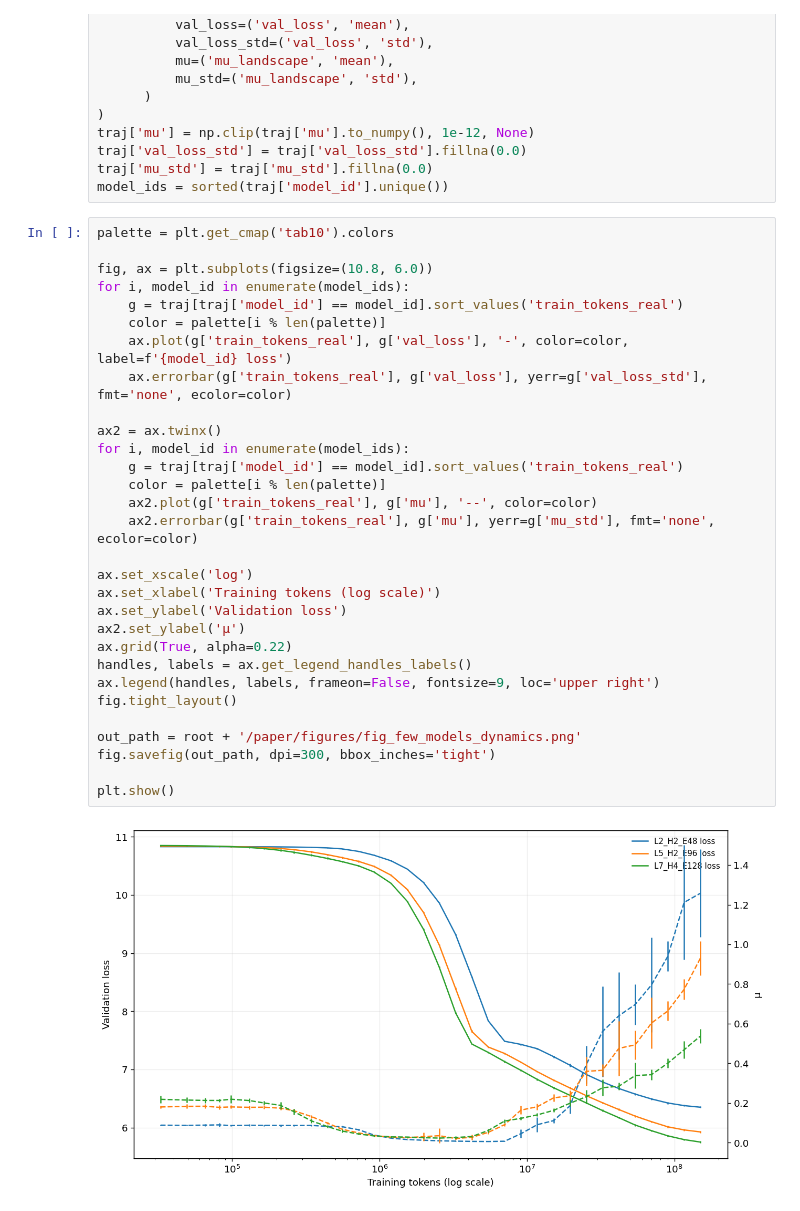
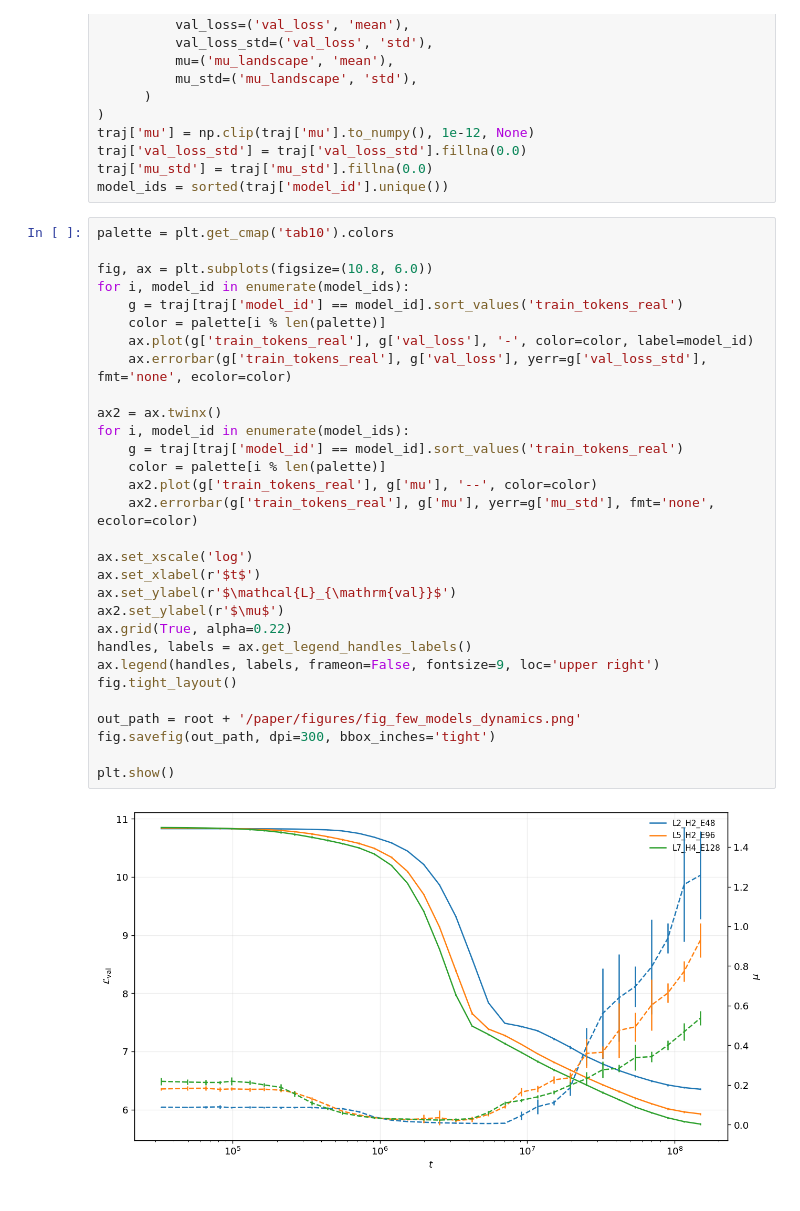
Before and after one commit to andriygav/FromEmpericalToLandscapeComplexity, a Jupyter notebook: code/exp02_few_models_figures.ipynb, the cells around one changed output. Saved outputs shown, nothing was run; the diff lists cells and outputs as text.

```diff
--- a/code/exp02_few_models_figures.ipynb
+++ b/code/exp02_few_models_figures.ipynb
@@ -28,32 +28,32 @@ model_ids = sorted(traj['model_id'].unique())
 # %%
 palette = plt.get_cmap('tab10').colors
 
 fig, ax = plt.subplots(figsize=(10.8, 6.0))
 for i, model_id in enumerate(model_ids):
     g = traj[traj['model_id'] == model_id].sort_values('train_tokens_real')
     color = palette[i % len(palette)]
-    ax.plot(g['train_tokens_real'], g['val_loss'], '-', color=color, label=f'{model_id} loss')
+    ax.plot(g['train_tokens_real'], g['val_loss'], '-', color=color, label=model_id)
     ax.errorbar(g['train_tokens_real'], g['val_loss'], yerr=g['val_loss_std'], fmt='none', ecolor=color)
 
 ax2 = ax.twinx()
 for i, model_id in enumerate(model_ids):
     g = traj[traj['model_id'] == model_id].sort_values('train_tokens_real')
     color = palette[i % len(palette)]
     ax2.plot(g['train_tokens_real'], g['mu'], '--', color=color)
     ax2.errorbar(g['train_tokens_real'], g['mu'], yerr=g['mu_std'], fmt='none', ecolor=color)
 
 ax.set_xscale('log')
-ax.set_xlabel('Training tokens (log scale)')
-ax.set_ylabel('Validation loss')
-ax2.set_ylabel('μ')
+ax.set_xlabel(r'$t$')
+ax.set_ylabel(r'$\mathcal{L}_{\mathrm{val}}$')
+ax2.set_ylabel(r'$\mu$')
 ax.grid(True, alpha=0.22)
 handles, labels = ax.get_legend_handles_labels()
 ax.legend(handles, labels, frameon=False, fontsize=9, loc='upper right')
 fig.tight_layout()
 
 out_path = root + '/paper/figures/fig_few_models_dynamics.png'
 fig.savefig(out_path, dpi=300, bbox_inches='tight')
 
 plt.show()
 # %% [output]
-[figure, old version]
+[figure, new version]
```
Also changed, not shown: parts of 4 cells of this notebook, 8 other files.
